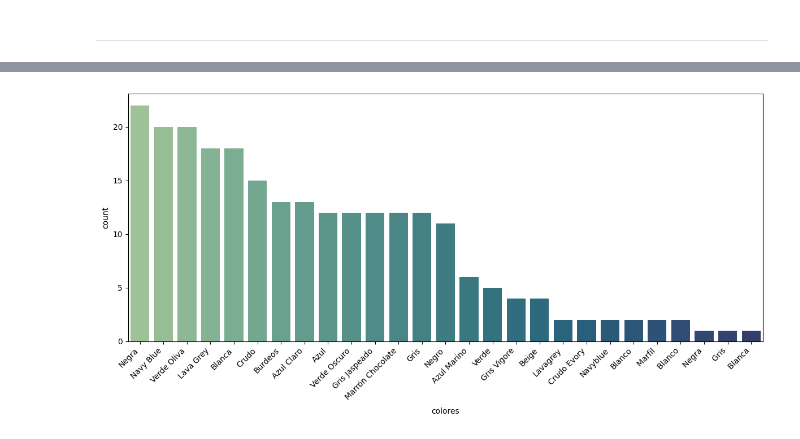
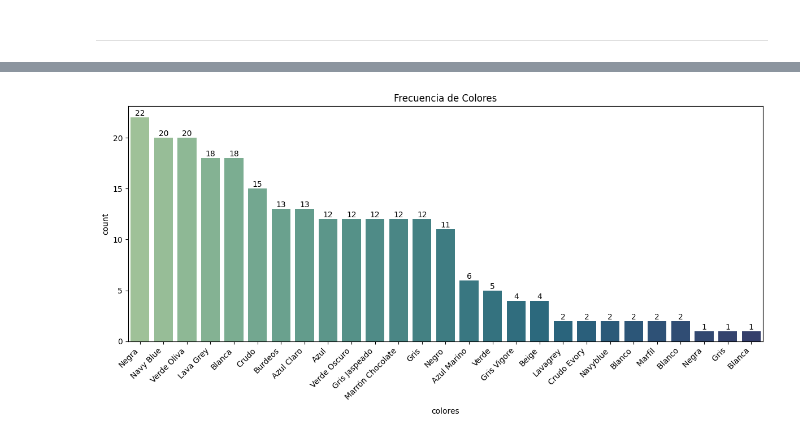
Before and after one commit to Ivan-BV/Proyecto-Minimalism, a Jupyter notebook: notebooks/scraping_minimalism.ipynb, the cells around one changed output, grey strips where cells are left out. Cells and saved outputs as stored; diff of their text form; code cells hidden in the pictures.

Commit message:
minimalis limpio

```diff
--- a/notebooks/scraping_minimalism.ipynb
+++ b/notebooks/scraping_minimalism.ipynb
@@ -690,15 +690,37 @@ df_minimalis.head(2)
 |  | tema | categoria | subcategoria | nombre | precio | colores | tallas | descripcion | imapcto |
 | 0 | Hombre | Prendas | Camisetas y polos | Camiseta algodón orgánico negra | €25.00 | Negra | ['XS', 'S', 'M', 'L', 'XL', 'XXL'] | Camisetas de algodón orgánico neg... | \n¿Por qué decimos que esta camis... |
 | 0 | Hombre | Prendas | Camisetas y polos | Camiseta algodón orgánico negra | €25.00 | Blanca | ['XS', 'S', 'M', 'L', 'XL', 'XXL'] | Camisetas de algodón orgánico neg... | \n¿Por qué decimos que esta camis... |
-# %%
-df_colores = df_minimalis[df_minimalis["colores"].notna()]
-
-order = df_colores['colores'].value_counts().index
-
-plt.figure(figsize=(12, 6))
-sns.countplot(data=df_colores, x="colores", order=order,  palette="crest")
-plt.xticks(rotation=45, ha="right")
-plt.tight_layout()
-plt.show()
-# %% [output]
-[figure, removed]
+# %%
+# Filtrar el DataFrame y establecer el orden
+df_colores = df_minimalis[df_minimalis["colores"].notna()]
+order = df_colores['colores'].value_counts().index
+
+# Configurar el tamaño del gráfico
+plt.figure(figsize=(12, 6))
+
+# Crear el gráfico de barras con la paleta y el orden especificado
+sns.countplot(data=df_colores, x="colores", order=order, palette="crest")
+
+# Rotar etiquetas del eje x
+plt.xticks(rotation=45, ha="right")
+
+# Agregar un título
+plt.title("Frecuencia de Colores Minimalism")
+
+# Agregar etiquetas de conteo encima de cada barra
+for p in plt.gca().patches:
+    plt.text(
+        p.get_x() + p.get_width() / 2,  # Posición en el eje x (centro de la barra)
+        p.get_height(),             # Posición en el eje y (ligeramente encima de la barra)
+        int(p.get_height()),            # Texto (el valor de la altura de la barra)
+        ha="center",                    # Alinear horizontalmente el texto en el centro
+        va="bottom"                     # Alinear verticalmente el texto en la parte inferior
+    )
+
+# Ajustar el diseño
+plt.tight_layout()
+
+# Mostrar el gráfico
+plt.show()
+# %% [output]
+[figure, added]
```
Also changed, not shown: 1 other file.
